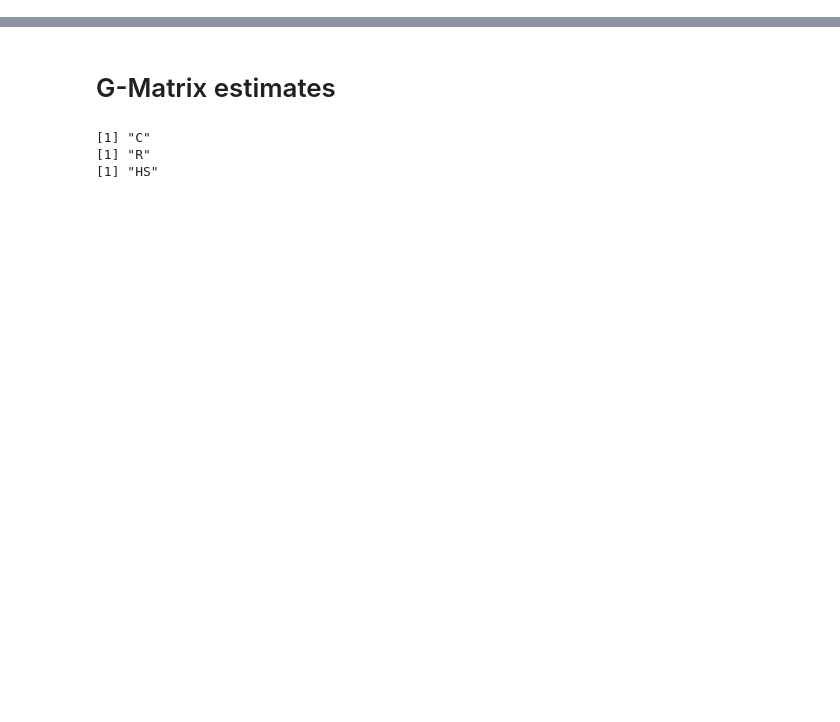
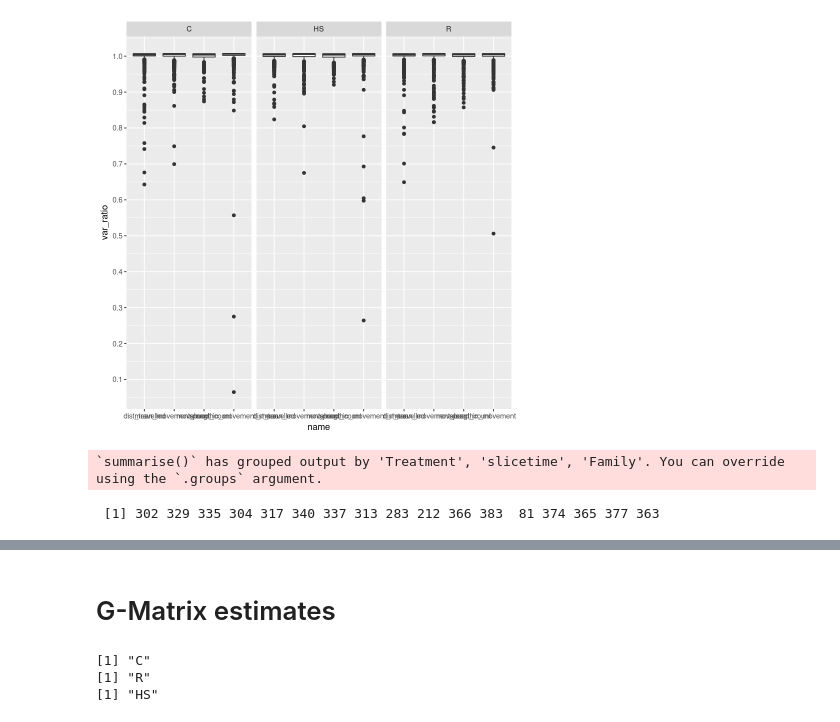
Before and after one commit to Wolfffff/quantitative-genetics-behavior, a Jupyter notebook: sandbox/20210603_Wolf/20210520_Example_H2-MCMC+G-matrix.ipynb, the cells around one changed output, grey strips where cells are left out. Cells and saved outputs as stored; diff of their text form; code cells hidden in the pictures; blank space fills up the shorter version.

```diff
--- a/sandbox/20210603_Wolf/20210520_Example_H2-MCMC+G-matrix.ipynb
+++ b/sandbox/20210603_Wolf/20210520_Example_H2-MCMC+G-matrix.ipynb
@@ -151,0 +205,23 @@ map_g = data.frame(snp = name_split,chr = chr, pos=pos,ref=rep("A",ncol(gt_mat))
+# %%
+var_leverage_df %>%
+    ggplot(aes(name, var_ratio)) + geom_boxplot() + scale_y_continuous(n.breaks = 10) + facet_wrap(~Treatment)
+# %% [output]
+[figure, added]
+# %%
+var_lev = var_leverage_df %>%
+    filter(var_ratio < 0.85) %>%
+    select(Family)
+
+family_means_df = scaledFamilyMeans(f1s_df_ts)
+too_small_values = family_means_df %>%
+    filter(name == "speed_in_movement_mean",
+
+           slicetime == 20,
+          value < -1) %>%
+    arrange(value)
+#write_csv(too_small_values, file = "too_small_speed_in_movement_mean_atTime20.csv")
+weird_families = unique(c(too_small_values$Family, var_lev$Family))
+weird_families
+# %% [output]
+`summarise()` has grouped output by 'Treatment', 'slicetime', 'Family'. You can override using the `.groups` argument.
+ [1] 302 329 335 304 317 340 337 313 283 212 366 383  81 374 365 377 363
```
Also changed, not shown: parts of 19 cells of this notebook, 1 other file.
